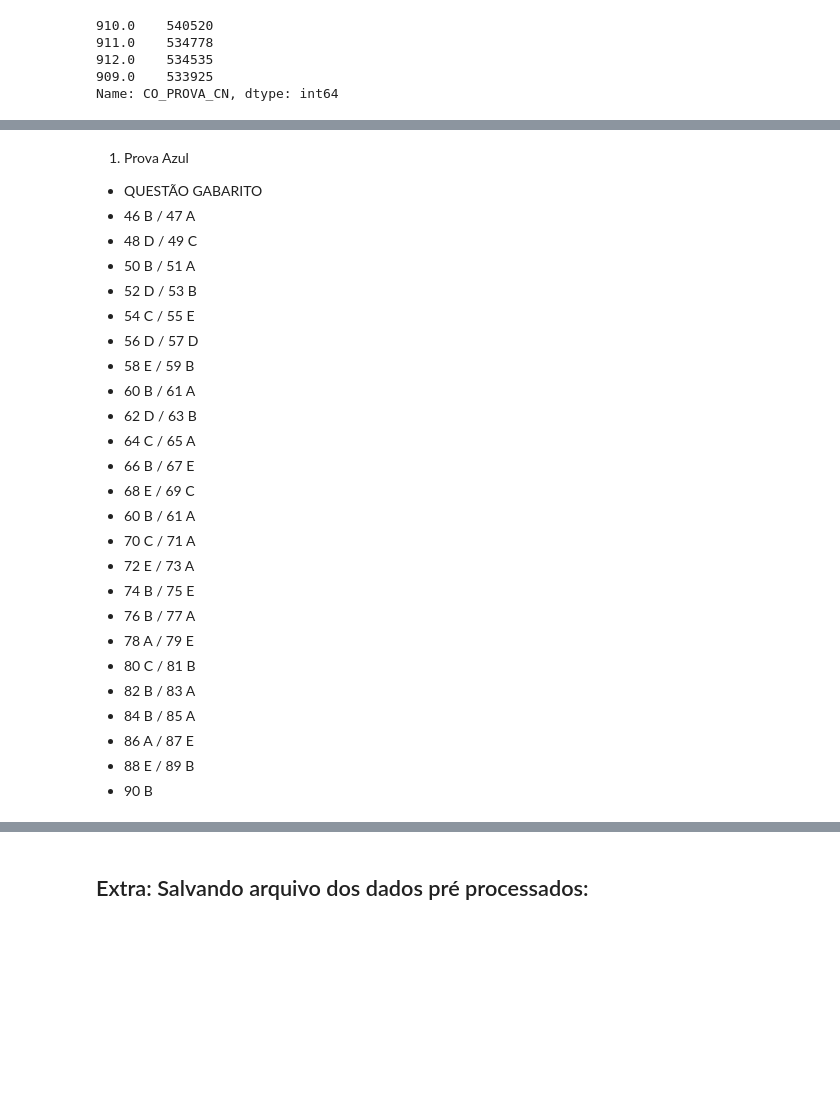
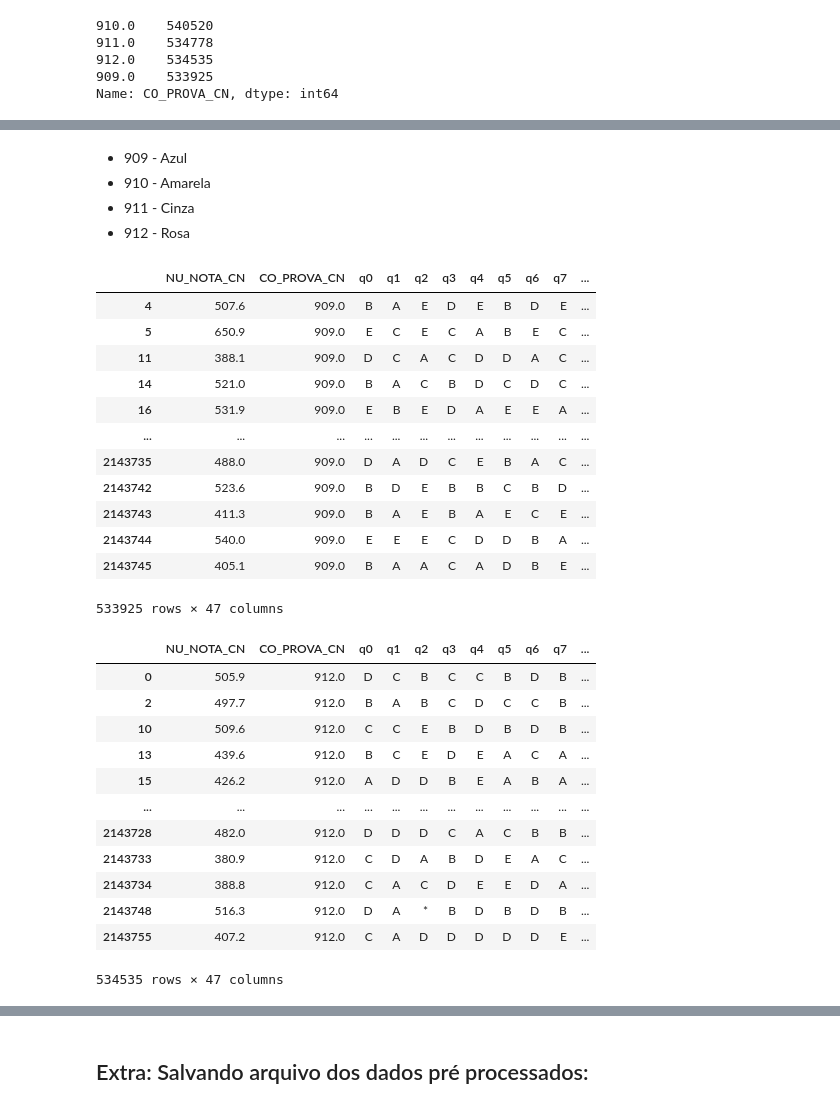
Before and after one commit to Gus-1003/Projeto_Pesquisa_Enem, a Jupyter notebook: natureQuest.ipynb, the cells around one changed output, grey strips where cells are left out. Cells and saved outputs as stored; diff of their text form; code cells hidden in the pictures; blank space fills up the shorter version.

```diff
--- a/natureQuest.ipynb
+++ b/natureQuest.ipynb
@@ -395,28 +309,42 @@ thisdict = {
-# %% [markdown]
-1. Prova Azul
-
-* QUESTÃO GABARITO
-* 46 B / 47 A
-* 48 D / 49 C
-* 50 B / 51 A
-* 52 D / 53 B
-* 54 C / 55 E
-* 56 D / 57 D
-* 58 E / 59 B
-* 60 B / 61 A
-* 62 D / 63 B
-* 64 C / 65 A
-* 66 B / 67 E
-* 68 E / 69 C
-* 60 B / 61 A
-* 70 C / 71 A
-* 72 E / 73 A
-* 74 B / 75 E
-* 76 B / 77 A
-* 78 A / 79 E
-* 80 C / 81 B
-* 82 B / 83 A
-* 84 B / 85 A
-* 86 A / 87 E
-* 88 E / 89 B
-* 90 B
+# %% [markdown]
+* 909	- Azul
+* 910	- Amarela
+* 911	- Cinza
+* 912	- Rosa
+# %%
+prova1 = dfResposta[dfResposta.CO_PROVA_CN == 909.0] # azul
+prova2 = dfResposta[dfResposta.CO_PROVA_CN == 910.0] # amarela
+prova3 = dfResposta[dfResposta.CO_PROVA_CN == 911.0] # cinza
+prova4 = dfResposta[dfResposta.CO_PROVA_CN == 912.0] # rosa
+# %%
+display(prova1)
+# %% [output]
+|  | NU_NOTA_CN | CO_PROVA_CN | q0 | q1 | q2 | q3 | q4 | q5 | q6 | q7 | ... |
+| 4 | 507.6 | 909.0 | B | A | E | D | E | B | D | E | ... |
+| 5 | 650.9 | 909.0 | E | C | E | C | A | B | E | C | ... |
+| 11 | 388.1 | 909.0 | D | C | A | C | D | D | A | C | ... |
+| 14 | 521.0 | 909.0 | B | A | C | B | D | C | D | C | ... |
+| 16 | 531.9 | 909.0 | E | B | E | D | A | E | E | A | ... |
+| ... | ... | ... | ... | ... | ... | ... | ... | ... | ... | ... | ... |
+| 2143735 | 488.0 | 909.0 | D | A | D | C | E | B | A | C | ... |
+| 2143742 | 523.6 | 909.0 | B | D | E | B | B | C | B | D | ... |
+| 2143743 | 411.3 | 909.0 | B | A | E | B | A | E | C | E | ... |
+| 2143744 | 540.0 | 909.0 | E | E | E | C | D | D | B | A | ... |
+| 2143745 | 405.1 | 909.0 | B | A | A | C | A | D | B | E | ... |
+533925 rows × 47 columns
+# %%
+display(prova4)
+# %% [output]
+|  | NU_NOTA_CN | CO_PROVA_CN | q0 | q1 | q2 | q3 | q4 | q5 | q6 | q7 | ... |
+| 0 | 505.9 | 912.0 | D | C | B | C | C | B | D | B | ... |
+| 2 | 497.7 | 912.0 | B | A | B | C | D | C | C | B | ... |
+| 10 | 509.6 | 912.0 | C | C | E | B | D | B | D | B | ... |
+| 13 | 439.6 | 912.0 | B | C | E | D | E | A | C | A | ... |
+| 15 | 426.2 | 912.0 | A | D | D | B | E | A | B | A | ... |
+| ... | ... | ... | ... | ... | ... | ... | ... | ... | ... | ... | ... |
+| 2143728 | 482.0 | 912.0 | D | D | D | C | A | C | B | B | ... |
+| 2143733 | 380.9 | 912.0 | C | D | A | B | D | E | A | C | ... |
+| 2143734 | 388.8 | 912.0 | C | A | C | D | E | E | D | A | ... |
+| 2143748 | 516.3 | 912.0 | D | A | * | B | D | B | D | B | ... |
+| 2143755 | 407.2 | 912.0 | C | A | D | D | D | D | D | E | ... |
+534535 rows × 47 columns
```
Also changed, not shown: parts of 28 cells of this notebook.
